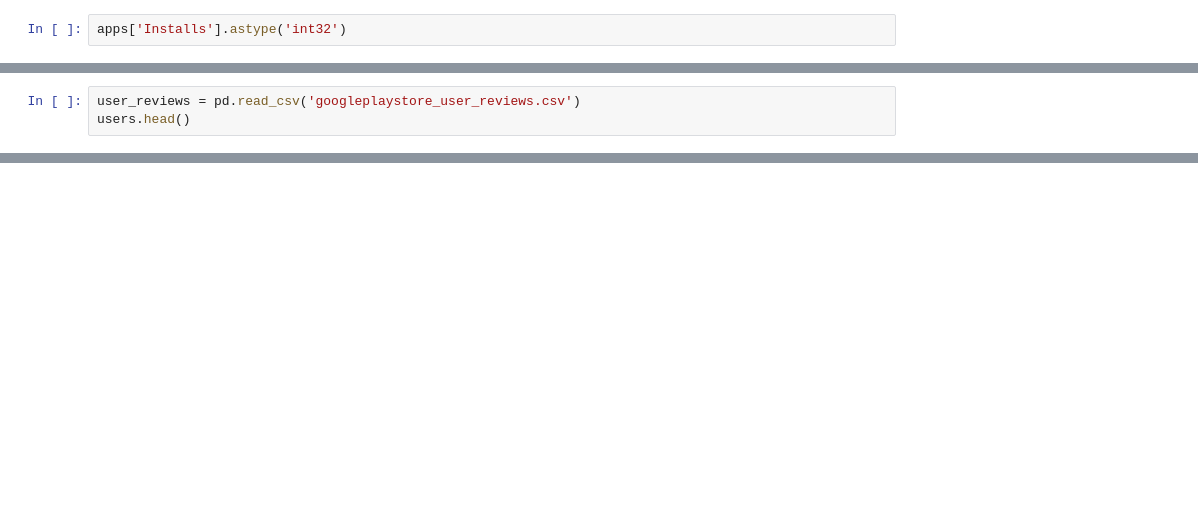
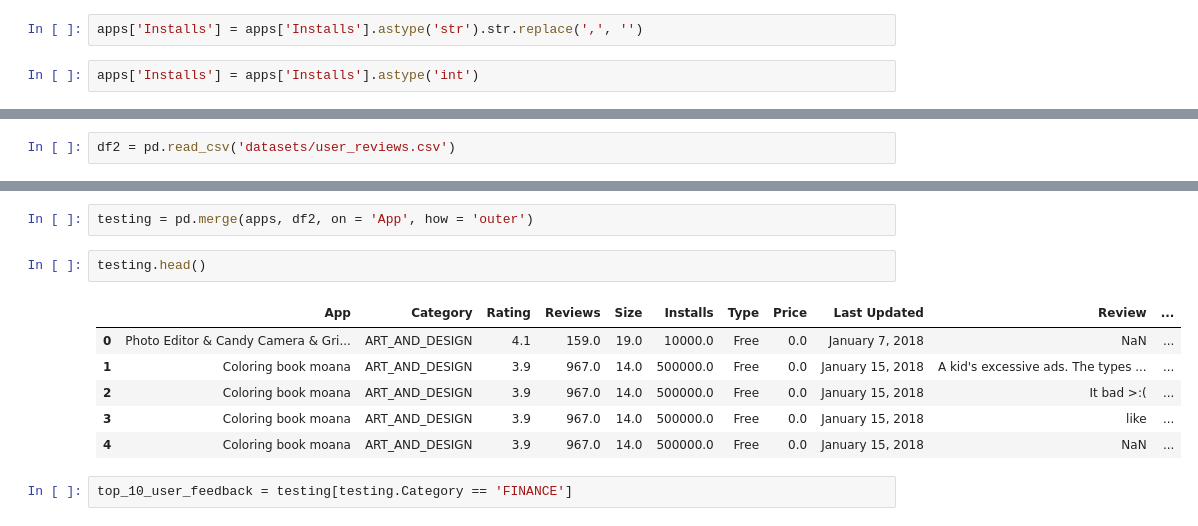
Before and after one commit to iban121/Projects, a Jupyter notebook: The Android App Market on Google Play/Unguided - The Android App Market on Google Play.ipynb, the cells around one changed output, grey strips where cells are left out. Drawn from its saved outputs; the diff is of its cells as text; blank space fills up the shorter version.

```diff
--- a/The Android App Market on Google Play/Unguided - The Android App Market on Google Play.ipynb
+++ b/The Android App Market on Google Play/Unguided - The Android App Market on Google Play.ipynb
@@ -67,2 +100,4 @@ See the caveats in the documentation: https://pandas.pydata.org/pandas-docs/stab
+# %%
+apps['Installs'] = apps['Installs'].astype('str').str.replace(',', '')
 # %%
-apps['Installs'].astype('int32')
+apps['Installs'] = apps['Installs'].astype('int')
@@ -82,3 +168,2 @@ Name: Installs, Length: 10841, dtype: int32
 # %%
-user_reviews = pd.read_csv('googleplaystore_user_reviews.csv')
-users.head()
+df2 = pd.read_csv('datasets/user_reviews.csv')
@@ -84,0 +179,13 @@ users.head()
+# %%
+testing = pd.merge(apps, df2, on = 'App', how = 'outer')
+# %%
+testing.head()
+# %% [output]
+|  | App | Category | Rating | Reviews | Size | Installs | Type | Price | Last Updated | Review | ... |
+| 0 | Photo Editor & Candy Camera & Gri... | ART_AND_DESIGN | 4.1 | 159.0 | 19.0 | 10000.0 | Free | 0.0 | January 7, 2018 | NaN | ... |
+| 1 | Coloring book moana | ART_AND_DESIGN | 3.9 | 967.0 | 14.0 | 500000.0 | Free | 0.0 | January 15, 2018 | A kid's excessive ads. The types ... | ... |
+| 2 | Coloring book moana | ART_AND_DESIGN | 3.9 | 967.0 | 14.0 | 500000.0 | Free | 0.0 | January 15, 2018 | It bad >:( | ... |
+| 3 | Coloring book moana | ART_AND_DESIGN | 3.9 | 967.0 | 14.0 | 500000.0 | Free | 0.0 | January 15, 2018 | like | ... |
+| 4 | Coloring book moana | ART_AND_DESIGN | 3.9 | 967.0 | 14.0 | 500000.0 | Free | 0.0 | January 15, 2018 | NaN | ... |
+# %%
+top_10_user_feedback = testing[testing.Category == 'FINANCE']
```
Also changed, not shown: parts of 35 cells of this notebook, 4 other files.
